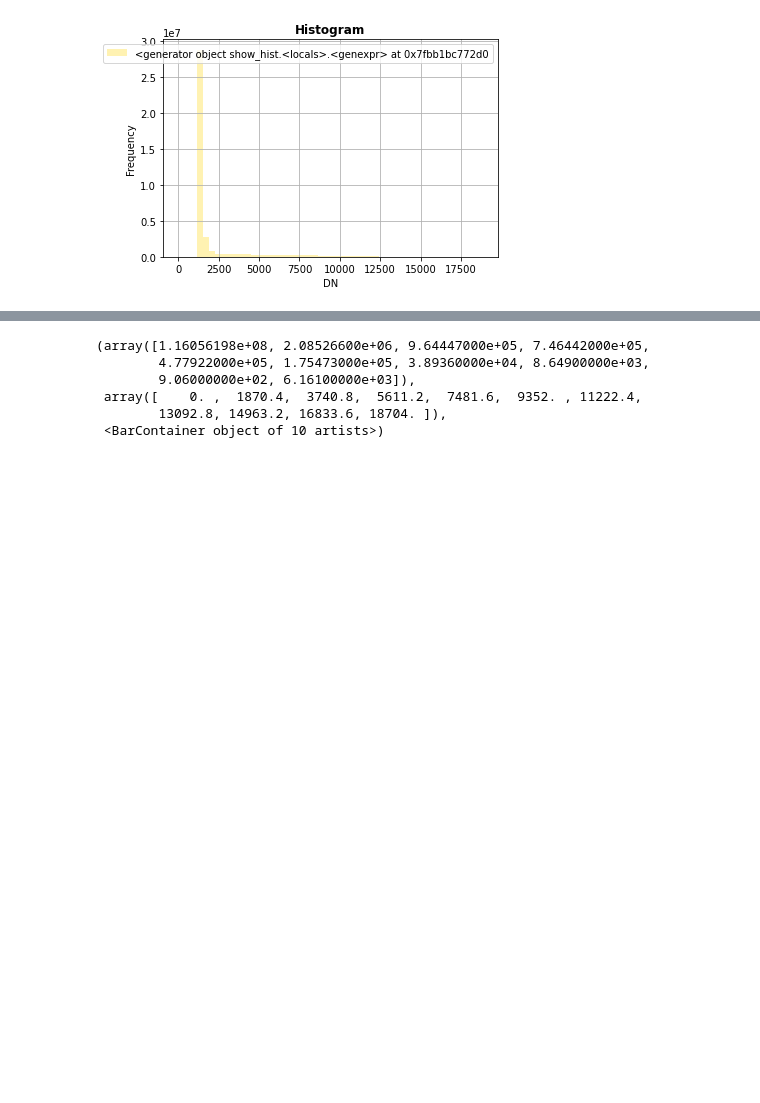
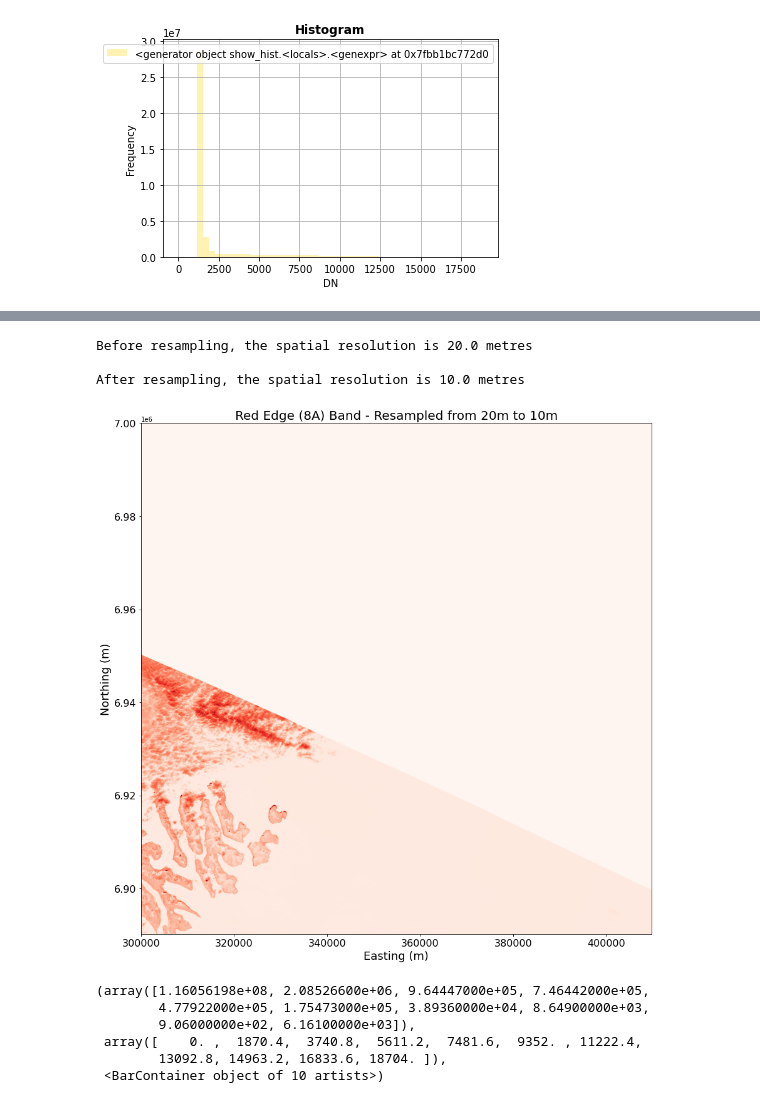
Before and after one commit to rwilks-earthobs/msc_eo_challenge, a Jupyter notebook: 230207 Introductory Jupyter Notebook.ipynb, the cells around one changed output, grey strips where cells are left out. Drawn from its saved outputs; the diff is of its cells as text; code cells hidden in the pictures; blank space fills up the shorter version.

```diff
--- a/230207 Introductory Jupyter Notebook.ipynb
+++ b/230207 Introductory Jupyter Notebook.ipynb
@@ -632,3 +640,45 @@ Notice in your plot the large portion of the image that is "off the edge of the
+# %%
+from rasterio.enums import Resampling
+
+fig, ax = plt.subplots(figsize=(15, 15))
+
+scale_factor = 2 # double spatial resolution
+
+with rio.open(img_day_dict['R20m']['B8A']) as dataset:
+
+    print(f'Before resampling, the spatial resolution is {dataset.res[0]} metres\n')
+
+    # resample data to target shape
+    data = dataset.read(
+        out_shape=(
+            dataset.count,
+            int(dataset.height * scale_factor),
+            int(dataset.width * scale_factor)
+        ),
+        resampling=Resampling.bilinear
+    )
+
+    # scale image transform
+    transform = dataset.transform * dataset.transform.scale(
+        (dataset.width / data.shape[-1]),
+        (dataset.height / data.shape[-2])
+    )
+
+
+print(f'After resampling, the spatial resolution is {dataset.res[0] / scale_factor} metres\n')
+show(data, transform=transform, ax=ax, cmap='Reds')
+
+ax.tick_params(axis='both', which='major', labelsize=16)
+ax.set_xlabel('Easting (m)', fontsize=18)
+ax.set_ylabel('Northing (m)', fontsize=18)
+ax.set_title('Red Edge (8A) Band - Resampled from 20m to 10m', fontsize=20)
+
+plt.show()
+# %% [output]
+Before resampling, the spatial resolution is 20.0 metres
+
+After resampling, the spatial resolution is 10.0 metres
+[figure, added]
 # %%
 # Understanding distn of pixel values
 plt.hist(test_img.flatten())
```
Also changed, not shown: parts of 25 cells of this notebook.
